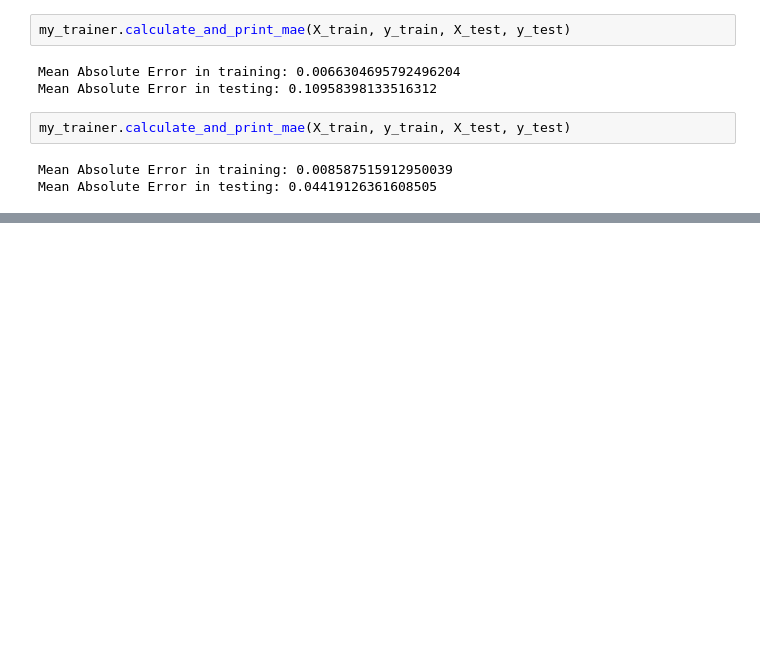
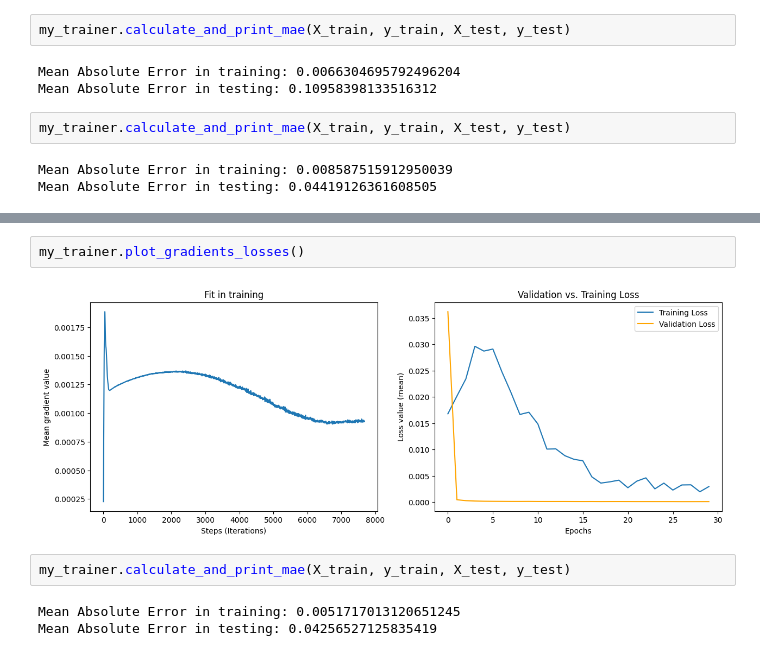
Before and after one commit to Kusalb/RNNs-for-stock-price-prediction, a Jupyter notebook: RNN.ipynb, the cells around one changed output, grey strips where cells are left out. Drawn from its saved outputs; the diff is of its cells as text; blank space fills up the shorter version.

```diff
--- a/RNN.ipynb
+++ b/RNN.ipynb
@@ -847,0 +879,9 @@ Mean Absolute Error in testing: 0.04419126361608505
+# %%
+my_trainer.plot_gradients_losses()
+# %% [output]
+[figure, added]
+# %%
+my_trainer.calculate_and_print_mae(X_train, y_train, X_test, y_test)
+# %% [output]
+Mean Absolute Error in training: 0.0051717013120651245
+Mean Absolute Error in testing: 0.04256527125835419
```
Also changed, not shown: parts of 5 cells of this notebook.
